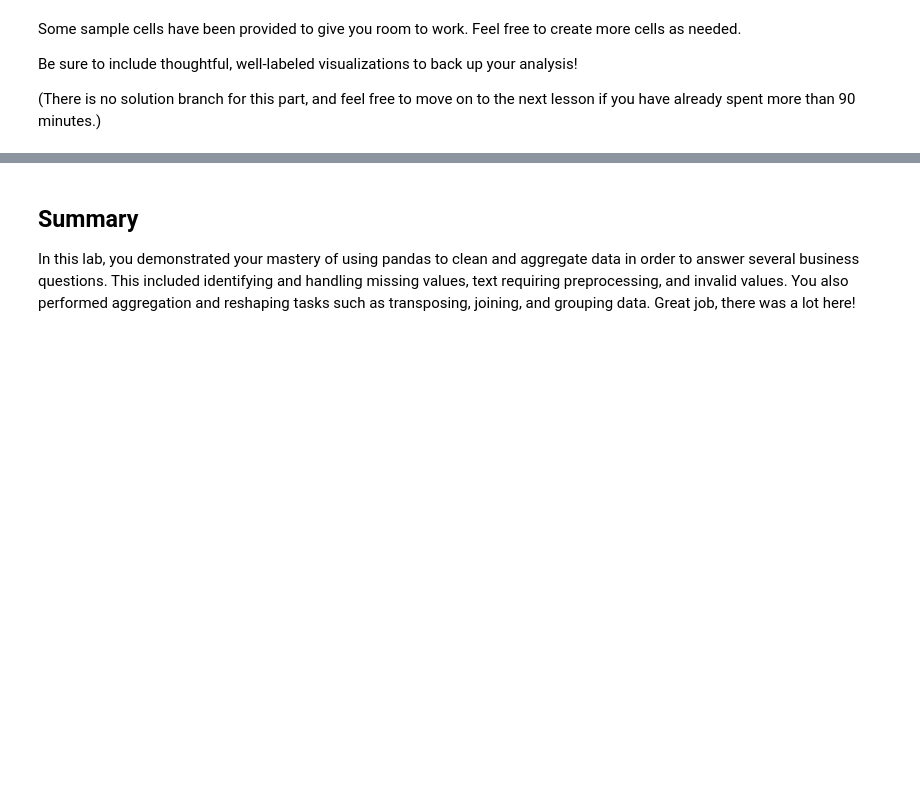
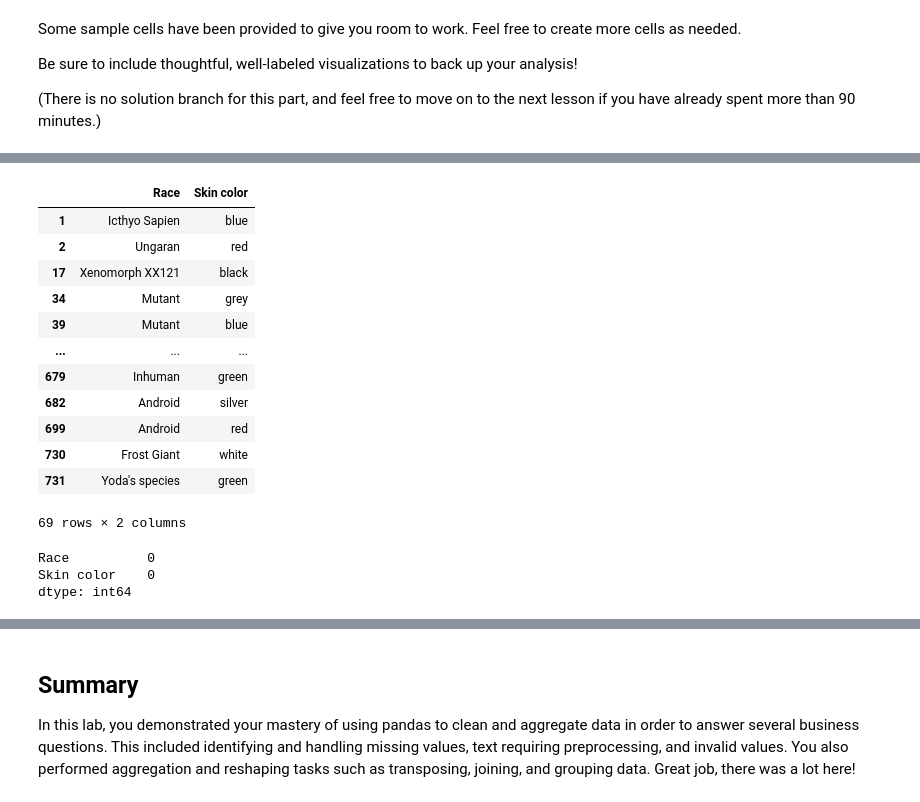
Before and after one commit to Cngabu/dsc-pandas-data-cleaning-lab, a Jupyter notebook: index.ipynb, the cells around one changed output, grey strips where cells are left out. Drawn from its saved outputs; the diff is of its cells as text; code cells hidden in the pictures; blank space fills up the shorter version.

```diff
--- a/index.ipynb
+++ b/index.ipynb
@@ -929,0 +999,3 @@ Be sure to include thoughtful, well-labeled visualizations to back up your analy
+# %%
+#Slice the dataframe for the columns, skin color and race
+q5_df = heroes_df.loc[:,['Race', 'Skin color']]
@@ -929,0 +1023,3 @@ Be sure to include thoughtful, well-labeled visualizations to back up your analy
+# %%
+q_df = q5_df.replace('-', np.NaN)
+q_df.head()
@@ -929,0 +1033,23 @@ Be sure to include thoughtful, well-labeled visualizations to back up your analy
+# %%
+q_df.dropna(axis=0, inplace=True)
+q_df
+# %% [output]
+|  | Race | Skin color |
+| 1 | Icthyo Sapien | blue |
+| 2 | Ungaran | red |
+| 17 | Xenomorph XX121 | black |
+| 34 | Mutant | grey |
+| 39 | Mutant | blue |
+| ... | ... | ... |
+| 679 | Inhuman | green |
+| 682 | Android | silver |
+| 699 | Android | red |
+| 730 | Frost Giant | white |
+| 731 | Yoda's species | green |
+69 rows × 2 columns
+# %%
+q_df.isna().sum()
+# %% [output]
+Race          0
+Skin color    0
+dtype: int64
```
Also changed, not shown: parts of 23 cells of this notebook.
